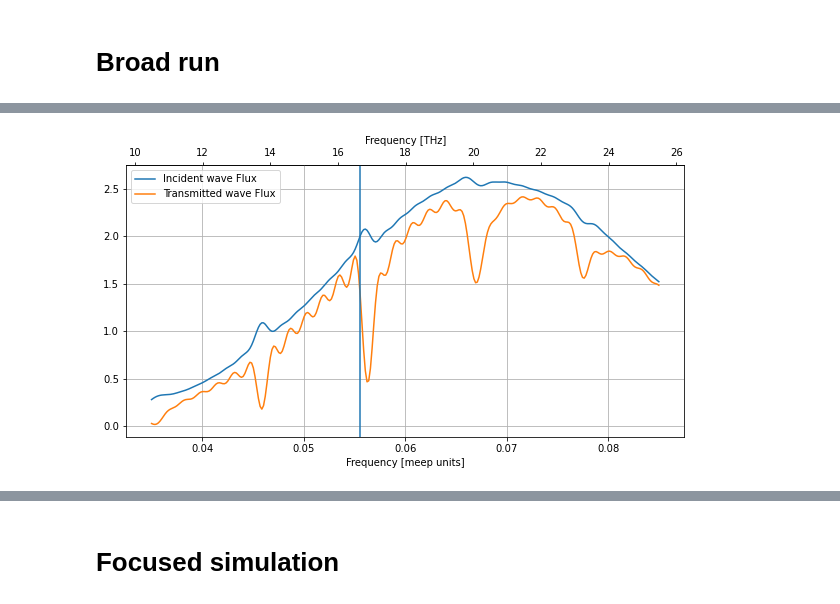
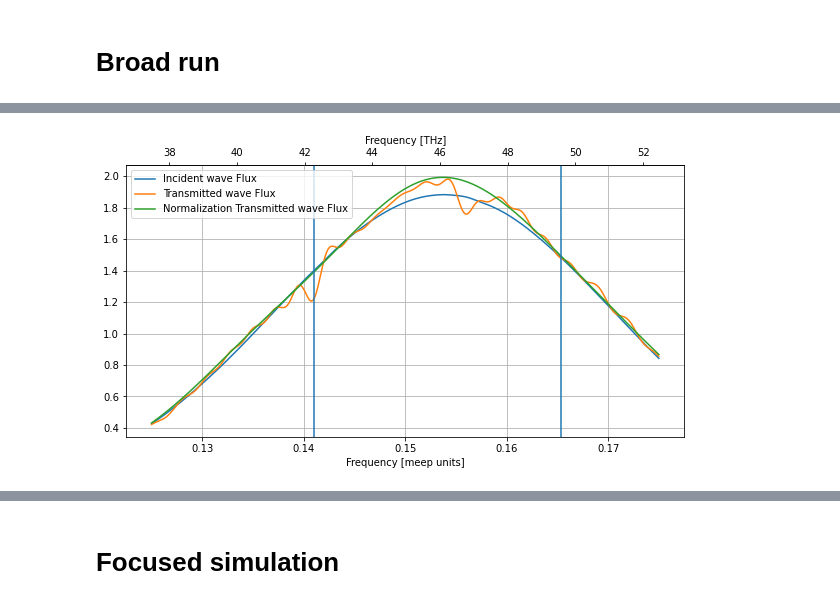
Before and after one commit to leonardocattarin/LabAdvPhotonicsMeep, a Jupyter notebook: Microring_Resonator/Test_Ring_Resonator.ipynb, the cells around one changed output, grey strips where cells are left out. Cells and saved outputs as stored; diff of their text form; code cells hidden in the pictures.

```diff
--- a/Microring_Resonator/Test_Ring_Resonator.ipynb
+++ b/Microring_Resonator/Test_Ring_Resonator.ipynb
@@ -88,9 +88,9 @@ n_ring = n_wvg
 d = 0.1
 
 #Width properties
-wvg_width = 3
+wvg_width = 1
 
-ring_r = 2
+ring_r = 3
 ring_w = wvg_width
 
 #Position properties
@@ -114,8 +114,11 @@ source_y = wvg_y
 source_width = wvg_width
 
 #note: df is not really the frequency sigma
-f_central = 0.06
+f_central = 0.15
 df = 0.05
+
+f_harm = 0.12
+df_harm = 0.14
 
 print("#Source pulse frequency: fcent= ", f_central*freq_unit*1e-12, " THz, df= ",df*freq_unit*1e-12, " THz" )
 print("#Source vacuum wavelength: lambda = ",  c/(f_central*freq_unit)*1e+6, "um, dlambda = ",c/(df*freq_unit)*1e+6,"um")
@@ -132,7 +135,7 @@ Monitors
 
 #Monitor parameters
 #input
-mon_1_x = source_x + 0.2
+mon_1_x = source_x + 0.5
 mon_1_y = wvg_y
 mon_1_width = wvg_width
 
@@ -322,39 +396,40 @@ Video("Ez_norm.mp4")
 # %%
 
 #Get Fourier-transformed fields of incident pulse
-norm_incident_data = sim.get_flux_data(incident)
+ring_incident_data = sim.get_flux_data(incident)
 
 #Get fluxes from fourier transformed fields transmitted
-norm_tran_flux = mp.get_fluxes(tran)
+ring_tran_flux = mp.get_fluxes(tran)
 
 #Get fluxes from fourier transformed incident fields
-norm_inc_flux = mp.get_fluxes(incident)
+ring_inc_flux = mp.get_fluxes(incident)
 
-flux_freqs = mp.get_flux_freqs(tran)
+ring_freqs = mp.get_flux_freqs(tran)
 # %%
-plt.plot(flux_freqs, norm_inc_flux, label="Incident wave Flux")
-plt.plot(flux_freqs, norm_tran_flux, label="Transmitted wave Flux")
+plt.plot(flux_freqs, ring_inc_flux, label="Incident wave Flux")
+plt.plot(flux_freqs, ring_tran_flux, label="Transmitted wave Flux")
+plt.plot(flux_freqs, norm_tran_flux, label="Normalization Transmitted wave Flux")
 
 plt.xlabel("Frequency [meep units]")
 
 ax = plt.gca()
 
 def MU2THz(x):
     return x *freq_unit*1e-12
 
 
 def THz2MU(x):
     return x /(freq_unit*1e-12)
 
 secax = ax.secondary_xaxis('top', functions=(MU2THz, THz2MU))
 secax.set_xlabel('Frequency [THz]')
 
 
 for xc in har_freq:
     plt.axvline(x=xc)
 
 plt.legend()
 plt.grid()
 # %% [output]
-[figure, old version]
+[figure, new version]
 # %%
```
Also changed, not shown: parts of 23 cells of this notebook, 2 other files.
